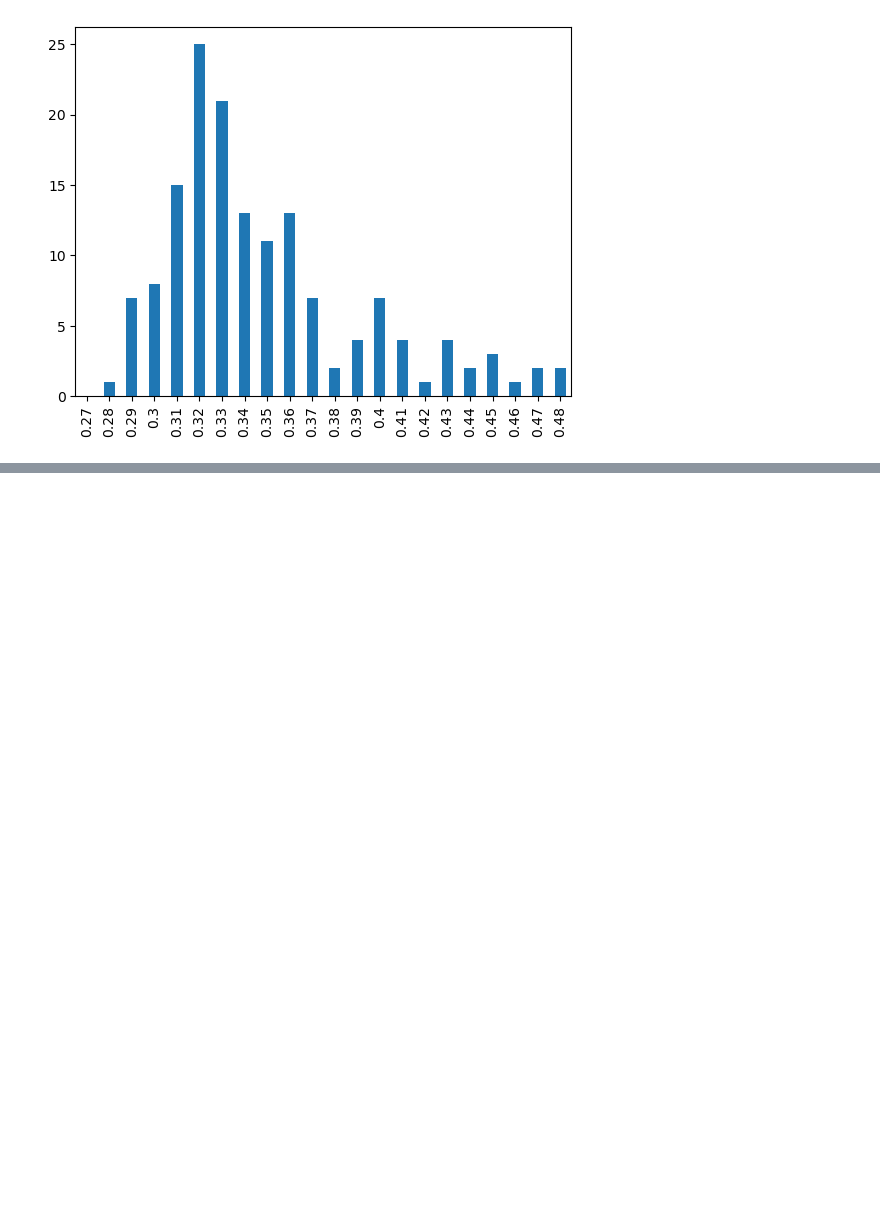
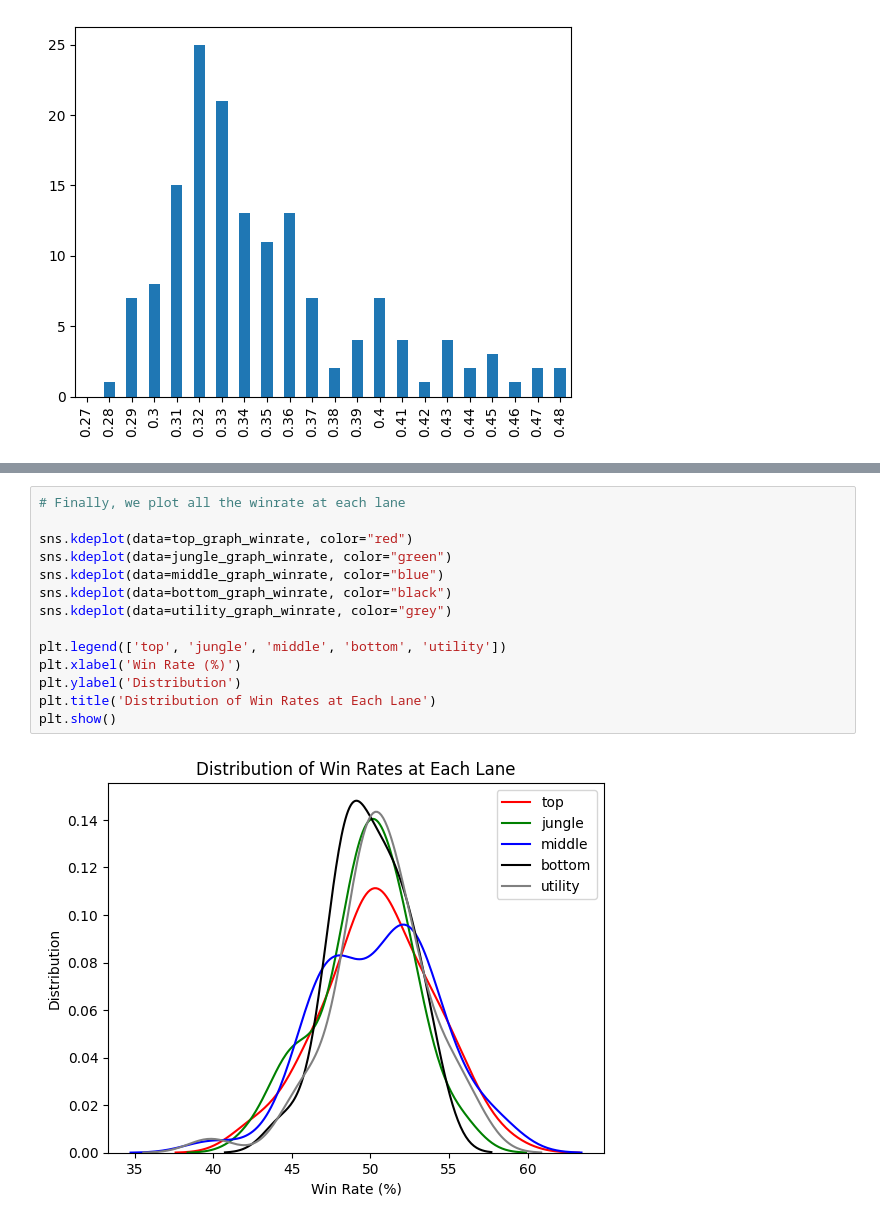
Before and after one commit to hnahtneyugn/LOL-Data-Processing-with-Python, a Jupyter notebook: codes.ipynb, the cells around one changed output, grey strips where cells are left out. Cells and saved outputs as stored; diff of their text form; blank space fills up the shorter version.

```diff
--- a/codes.ipynb
+++ b/codes.ipynb
@@ -928,0 +1025,16 @@ role_champion_power_distribution['UTILITY'].sort_index().plot(kind = 'bar')
+# %%
+# Finally, we plot all the winrate at each lane
+
+sns.kdeplot(data=top_graph_winrate, color="red")
+sns.kdeplot(data=jungle_graph_winrate, color="green")
+sns.kdeplot(data=middle_graph_winrate, color="blue")
+sns.kdeplot(data=bottom_graph_winrate, color="black")
+sns.kdeplot(data=utility_graph_winrate, color="grey")
+
+plt.legend(['top', 'jungle', 'middle', 'bottom', 'utility'])
+plt.xlabel('Win Rate (%)')
+plt.ylabel('Distribution')
+plt.title('Distribution of Win Rates at Each Lane')
+plt.show()
+# %% [output]
+[figure, added]
```
Also changed, not shown: parts of 14 cells of this notebook, 3 other files.
